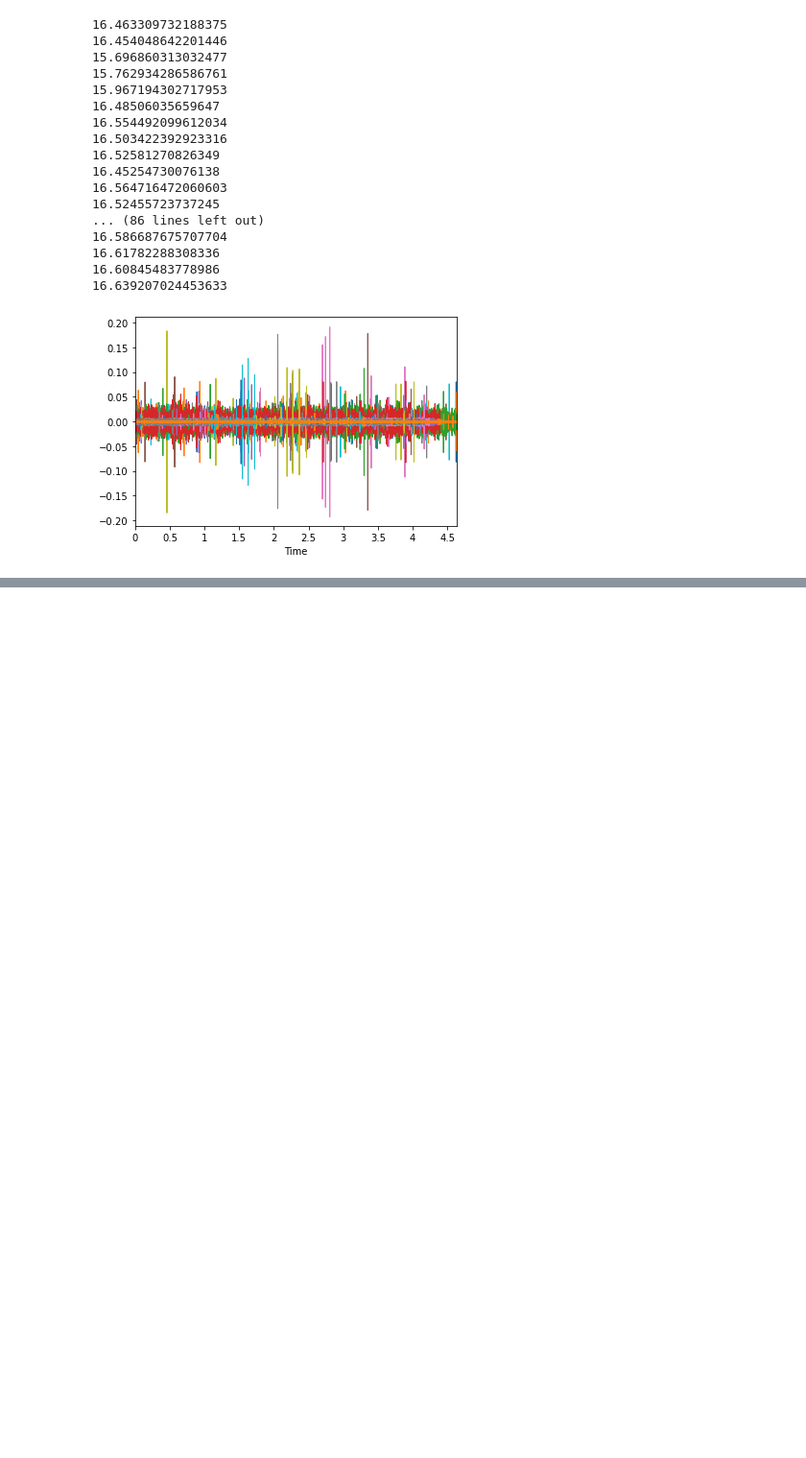
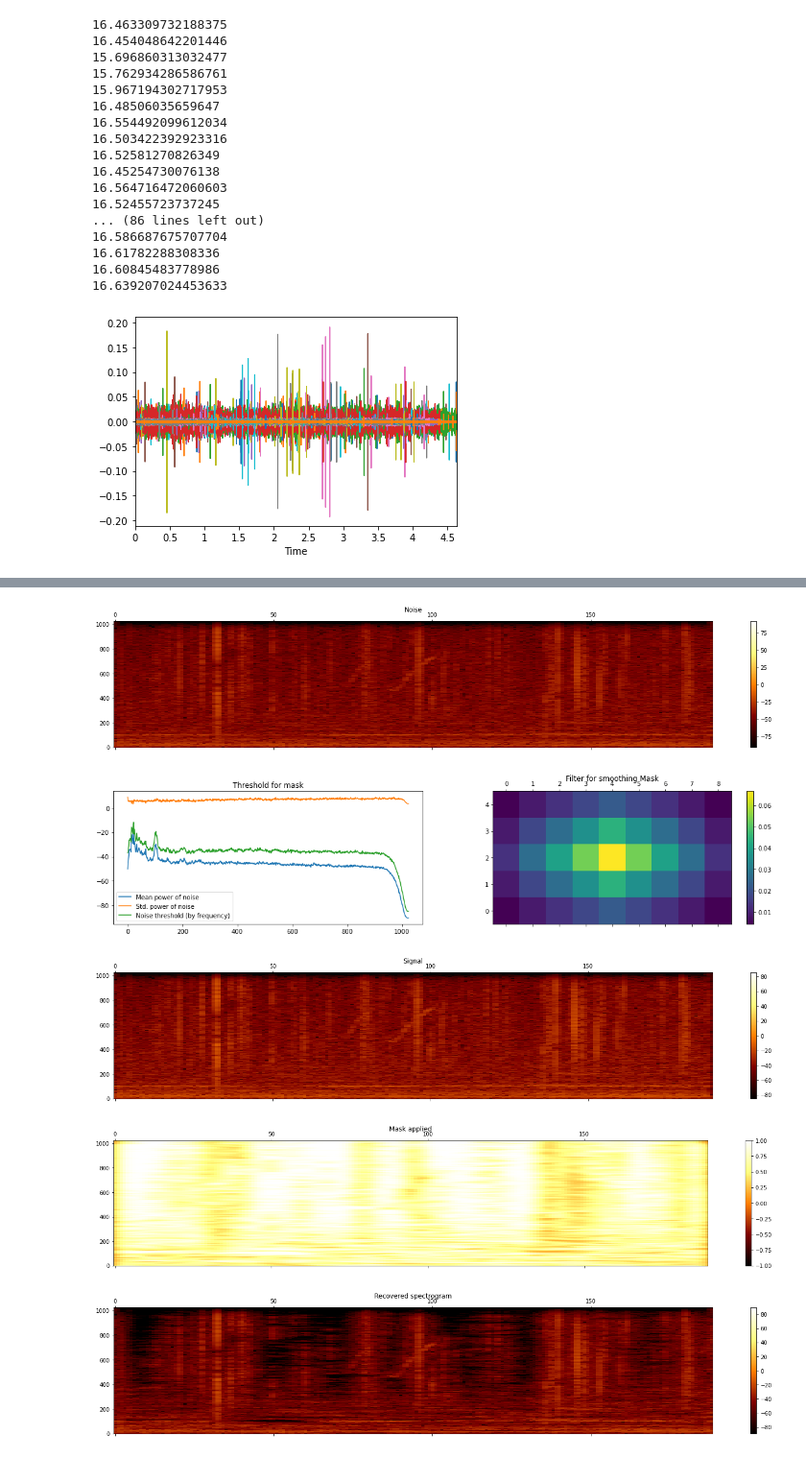
Before and after one commit to AgnaParikh/DolphinComputation, a Jupyter notebook: AudiofileToNumpy.ipynb, the cells around one changed output, grey strips where cells are left out. Shown at 96% size. Saved outputs shown, nothing was run; the diff lists cells and outputs as text; code cells hidden in the pictures; blank space fills up the shorter version.

```diff
--- a/AudiofileToNumpy.ipynb
+++ b/AudiofileToNumpy.ipynb
@@ -71,0 +82,8 @@ x2,sr=librosa.load('Wh_0002.wav')
+# %%
+noise_reduced=nr.reduce_noise(audio_clip=x,noise_clip=x/2,verbose=True)
+# %% [output]
+[figure, added]
+[figure, added]
+[figure, added]
+[figure, added]
+[figure, added]
```
Also changed, not shown: parts of 22 cells of this notebook.
